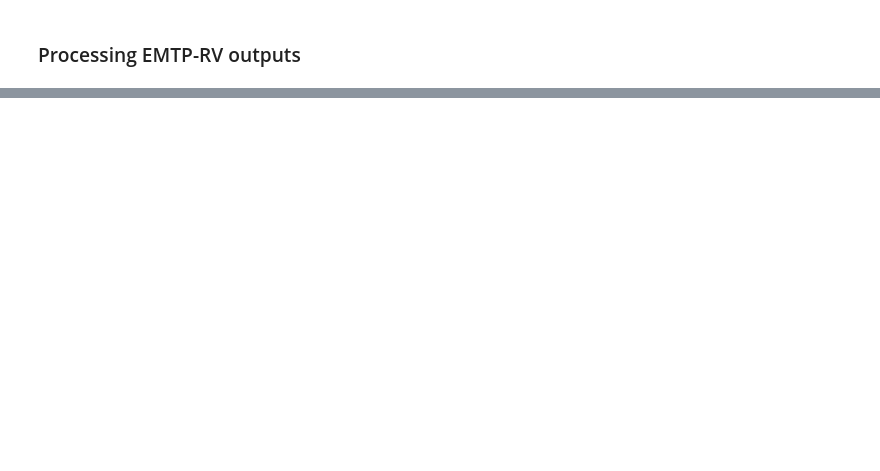
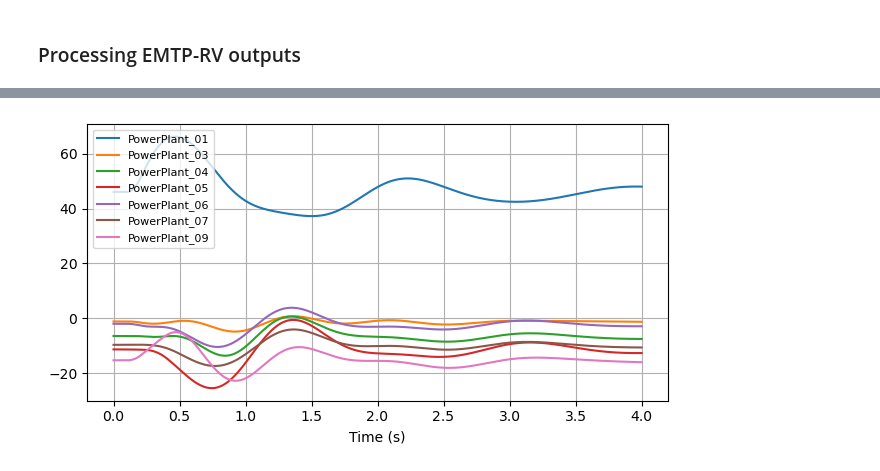
Before and after one commit to sarajcev/load_emtp_data, a Jupyter notebook: Process-EMTP-RV-Outputs.ipynb, the cells around one changed output, grey strips where cells are left out. Cells and saved outputs as stored; diff of their text form; code cells hidden in the pictures; blank space fills up the shorter version.

```diff
--- a/Process-EMTP-RV-Outputs.ipynb
+++ b/Process-EMTP-RV-Outputs.ipynb
@@ -77,0 +79,4 @@ plot_machine_signals(data, 'Omega')
+# %%
+plot_machine_delta_signals(data)
+# %% [output]
+[figure, added]
```
Also changed, not shown: parts of 9 cells of this notebook, 1 other file.
